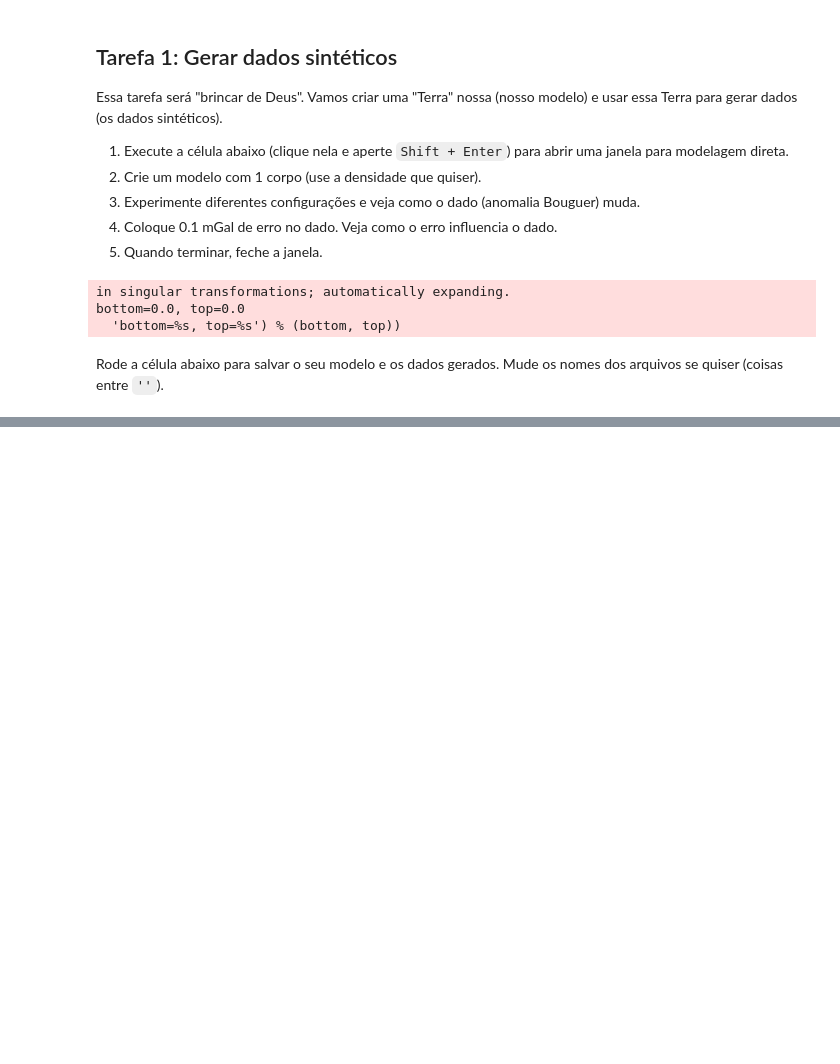
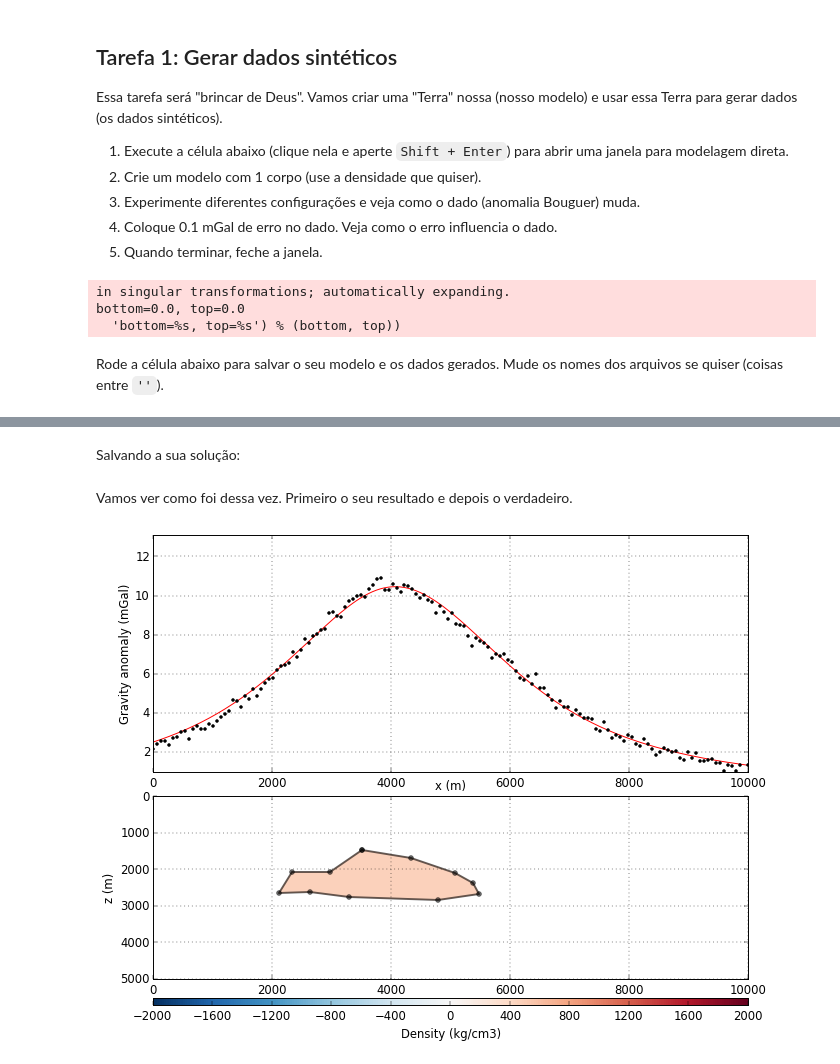
Before and after one commit to leouieda/geofisica1, a Jupyter notebook: notebooks/pratica5.ipynb, the cells around one changed output, grey strips where cells are left out. Saved outputs shown, nothing was run; the diff lists cells and outputs as text; code cells hidden in the pictures; blank space fills up the shorter version.

```diff
--- a/notebooks/pratica5.ipynb
+++ b/notebooks/pratica5.ipynb
@@ -65,0 +108,6 @@ Pegue o arquivo de dados (`modelo1-dados.txt`) e o arquivo de modelo (`modelo1`)
+# %%
+area = (0, 10e3, 0, 5e3)
+x = np.linspace(area[0], area[1], 150)
+z = np.zeros_like(x)
+modelo3 = Moulder(area, x, z)
+modelo3.run()
@@ -65,0 +130,8 @@ Pegue o arquivo de dados (`modelo1-dados.txt`) e o arquivo de modelo (`modelo1`)
+# %%
+dado_colega_intrusao = 'modelo3-dados.txt'
+modelo_colega_intrusao = 'modelo3'
+x, z, dado = np.loadtxt(dado_colega_intrusao, unpack=True)
+modelo4 = Moulder(area, x, z, data=dado)
+modelo4.run()
+# %% [markdown]
+Salvando a sua solução:
@@ -65,0 +140,6 @@ Pegue o arquivo de dados (`modelo1-dados.txt`) e o arquivo de modelo (`modelo1`)
+# %% [markdown]
+Vamos ver como foi dessa vez. Primeiro o seu resultado e depois o verdadeiro.
+# %%
+modelo4.plot()
+# %% [output]
+[figure, added]
```
Also changed, not shown: parts of 18 cells of this notebook.
